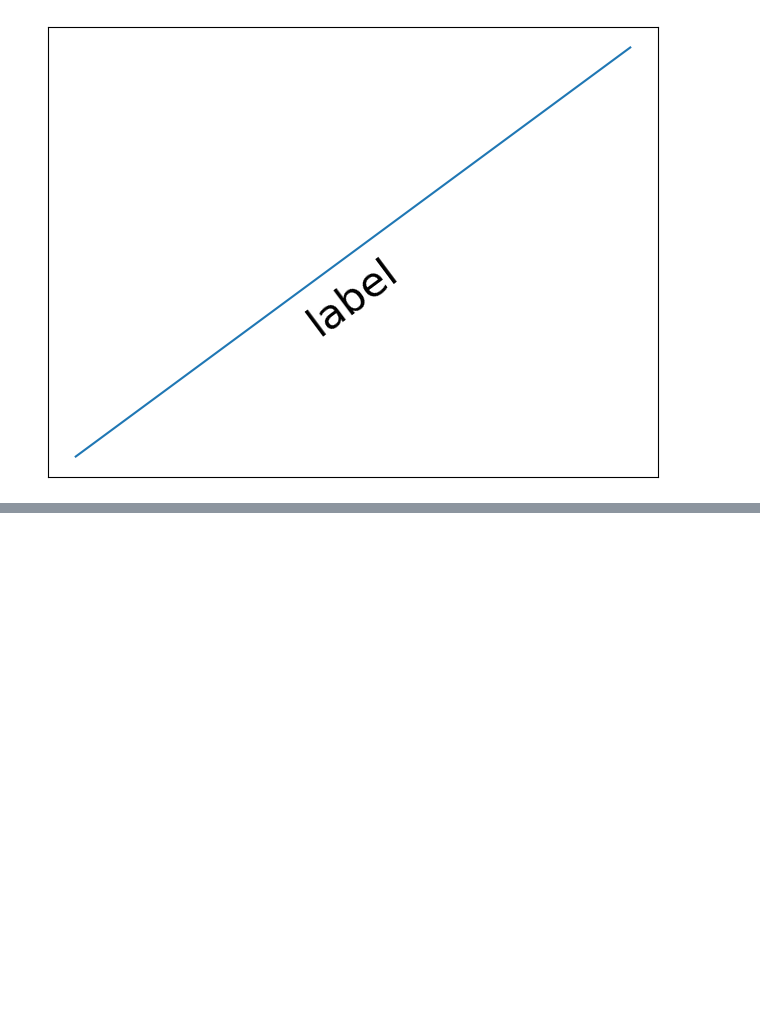
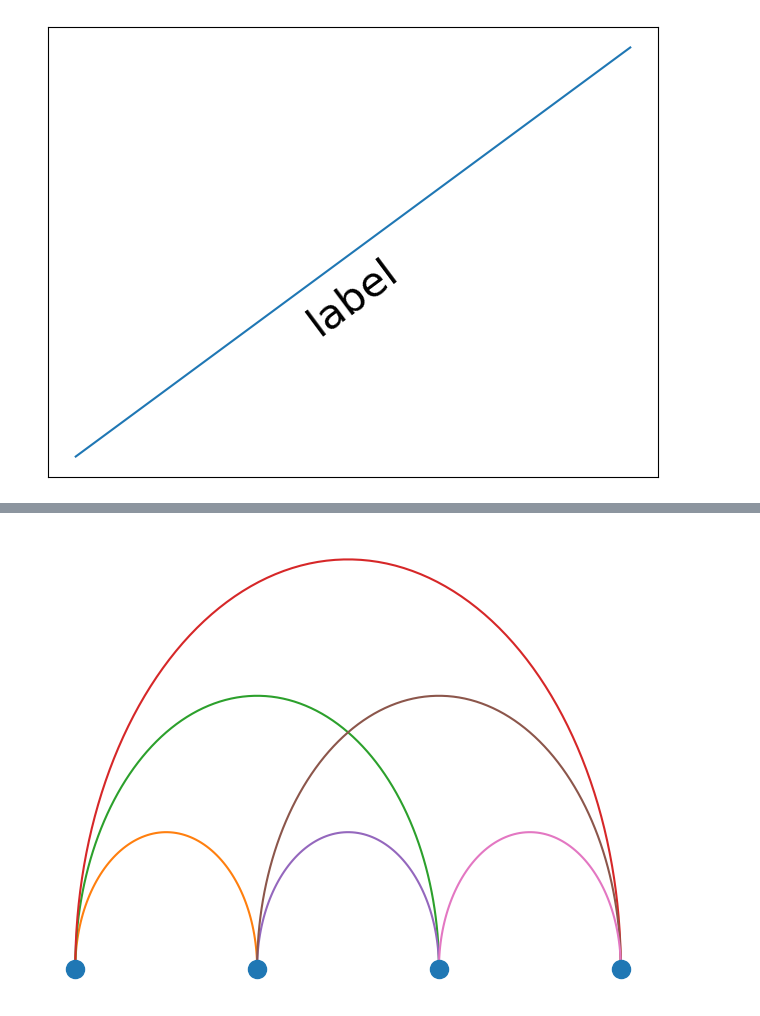
Before and after one commit to alexanderthclark/Matplotlib-for-Storytellers, a Jupyter notebook: python/Math-Interlude-Figure-Dev.ipynb, the cells around one changed output, grey strips where cells are left out. Cells and saved outputs as stored; diff of their text form; code cells hidden in the pictures; blank space fills up the shorter version.

```diff
--- a/python/Math-Interlude-Figure-Dev.ipynb
+++ b/python/Math-Interlude-Figure-Dev.ipynb
@@ -370,0 +439,29 @@ savepy('slope-label')
+# %%
+fig, ax = plt.figure(), plt.axes()
+x = np.linspace(0,1,4)
+ax.plot(x, np.zeros(4),
+        marker = 'o',
+        linestyle = '',
+        markersize = 13)
+
+angles = np.linspace(0,np.pi,100)
+for point in x:
+    # connect other points
+    other_x = x[x > point]
+    # construct a half circle
+    unit_x, unit_y = np.cos(angles), np.sin(angles)
+    for other in other_x:
+        # arc is centered between the two points
+        shift = np.mean([point,other])
+        r = (other - point)/2
+        new_x = r*unit_x + shift
+        new_y = r*unit_y
+        ax.plot(new_x, new_y, zorder = -1)
+
+ax.axis('off')
+ax.set_aspect(1.5)
+#truncate
+plt.tight_layout()
+plt.savefig("arc-graph.pdf")
+# %% [output]
+[figure, added]
```
Also changed, not shown: parts of 14 cells of this notebook, 34 other files.
